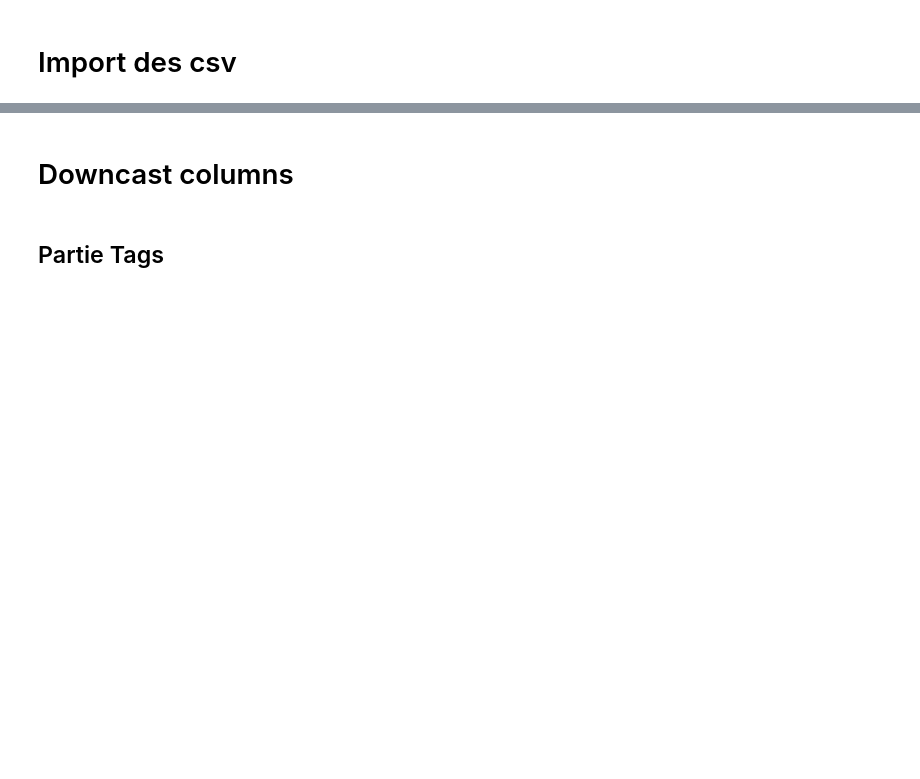
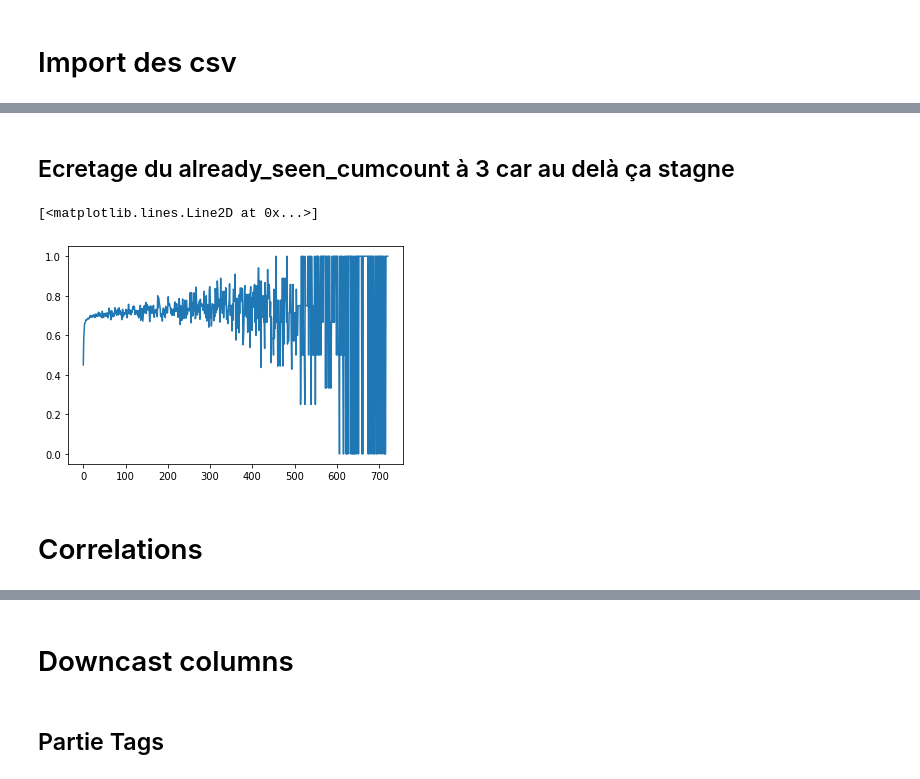
Before and after one commit to YohannD/riiid_final_project, a Jupyter notebook: notebooks/tm_merging_train_data_features.ipynb, the cells around one changed output, grey strips where cells are left out. Saved outputs shown, nothing was run; the diff lists cells and outputs as text; code cells hidden in the pictures; blank space fills up the shorter version.

```diff
--- a/notebooks/tm_merging_train_data_features.ipynb
+++ b/notebooks/tm_merging_train_data_features.ipynb
@@ -9,0 +103,5 @@ train_1M_tags_imen=pd.read_csv('../data/df_train_with_tagsv2.csv')
+# %%
+train_1M_qonly=train_1M_merged.query('content_type_id==0').copy()
+train_1M_qonly['user_avg_score_cum_on_this_part']=(train_1M_qonly.groupby('user_part_tuples').cumsum()['answered_correctly']-train_1M_qonly['answered_correctly'])/(train_1M_qonly.groupby('user_part_tuples').cumcount())
+train_1M_qonly['user_avg_score_cum_on_this_part'].replace([np.inf,np.nan],0,inplace=True)
+train_1M_merged['user_avg_score_cum_on_this_part']=train_1M_qonly['user_avg_score_cum_on_this_part']
@@ -9,0 +110,7 @@ train_1M_tags_imen=pd.read_csv('../data/df_train_with_tagsv2.csv')
+# %%
+train_1M_qonly=train_1M_merged.query('content_type_id==0').copy()
+train_1M_qonly['user_correct_answers_cum_on_this_part']=(train_1M_qonly.groupby('user_part_tuples').cumsum()['answered_correctly']-train_1M_qonly['answered_correctly'])
+train_1M_qonly['user_correct_answers_cum_on_this_part'].replace([np.inf,np.nan],0,inplace=True)
+train_1M_merged['user_correct_answers_cum_on_this_part']=train_1M_qonly['user_correct_answers_cum_on_this_part']
+# %%
+train_1M_merged.drop(columns=['user_part_tuples'],inplace=True)
@@ -9,0 +119,4 @@ train_1M_tags_imen=pd.read_csv('../data/df_train_with_tagsv2.csv')
+# %%
+from sklearn.preprocessing import OneHotEncoder
+encoder=OneHotEncoder(sparse=False,categories='auto')
+train_1M_merged[['part1','part2','part3','part4','part5','part6','part7']]=encoder.fit_transform(train_1M_merged[['part_q_l']]).astype('int8')
@@ -9,0 +139,8 @@ train_1M_tags_imen=pd.read_csv('../data/df_train_with_tagsv2.csv')
+# %% [markdown]
+## Ecretage du already_seen_cumcount à 3 car au delà ça stagne
+# %%
+plt.plot(train_1M_merged.groupby('cumcount_already_seen_tag_q_l').mean().answered_correctly)
+#plt.xlim(0,20)
+# %% [output]
+[<matplotlib.lines.Line2D at 0x...>]
+[figure, added]
@@ -9,0 +149,2 @@ train_1M_tags_imen=pd.read_csv('../data/df_train_with_tagsv2.csv')
+# %% [markdown]
+# Correlations
```
Also changed, not shown: parts of 39 cells of this notebook.
